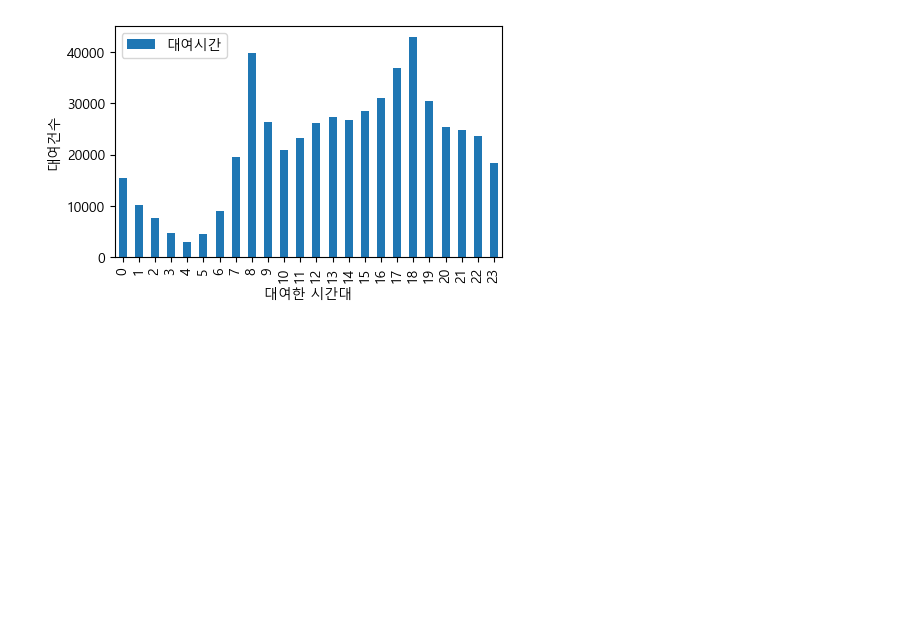
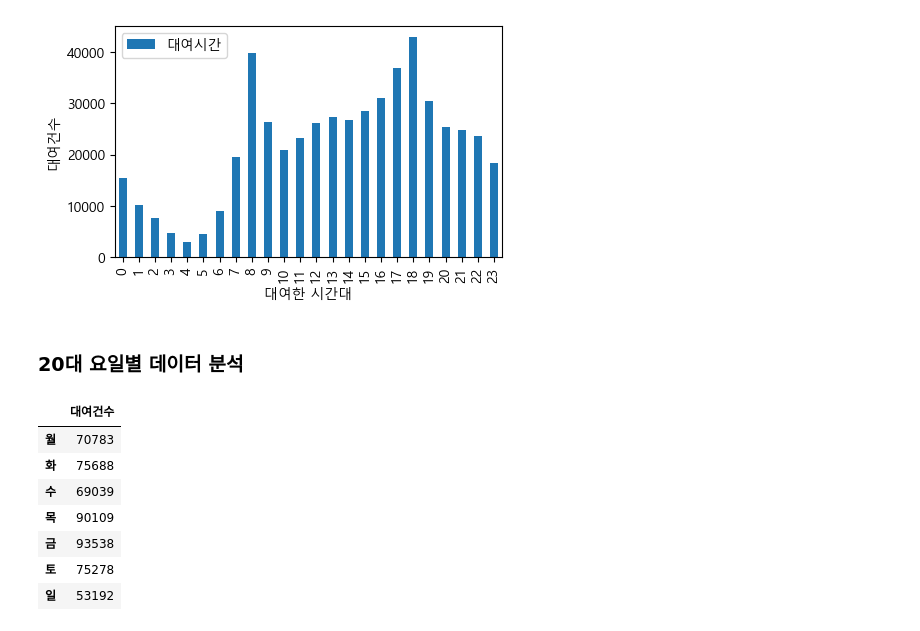
Before and after one commit to Aimerlee123/Python-teamproject, a Jupyter notebook: 세미프로젝트_공공자전거 시간별 분석.ipynb, the cells around one changed output. Saved outputs shown, nothing was run; the diff lists cells and outputs as text; code cells hidden in the pictures; blank space fills up the shorter version.

```diff
--- a/세미프로젝트_공공자전거 시간별 분석.ipynb
+++ b/세미프로젝트_공공자전거 시간별 분석.ipynb
@@ -196,3 +196,5 @@ df_time_age.plot.bar(xlabel='대여한 시간대',ylabel = '대여건수', figsi
 # %% [output]
 <AxesSubplot:xlabel='대여한 시간대', ylabel='대여건수'>
 [figure]
+# %% [markdown]
+### 20대 요일별 데이터 분석
@@ -198,0 +209,16 @@ df_time_age.plot.bar(xlabel='대여한 시간대',ylabel = '대여건수', figsi
+# %%
+day_week_20s = pd.DataFrame(data = [monday,tuesday,wednesday,
+                                thursday,friday,
+                                saturday,sunday],
+                        index =['월','화','수','목','금','토','일'],
+                     columns =['대여건수'])
+day_week_20s
+# %% [output]
+|  | 대여건수 |
+| 월 | 70783 |
+| 화 | 75688 |
+| 수 | 69039 |
+| 목 | 90109 |
+| 금 | 93538 |
+| 토 | 75278 |
+| 일 | 53192 |
```
Also changed, not shown: parts of 11 cells of this notebook.
